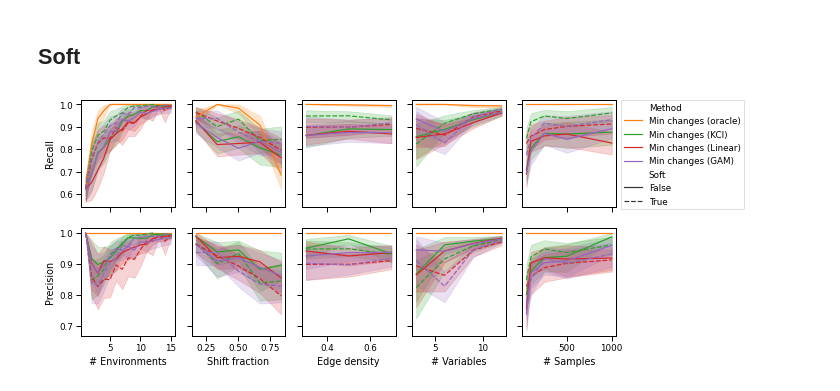
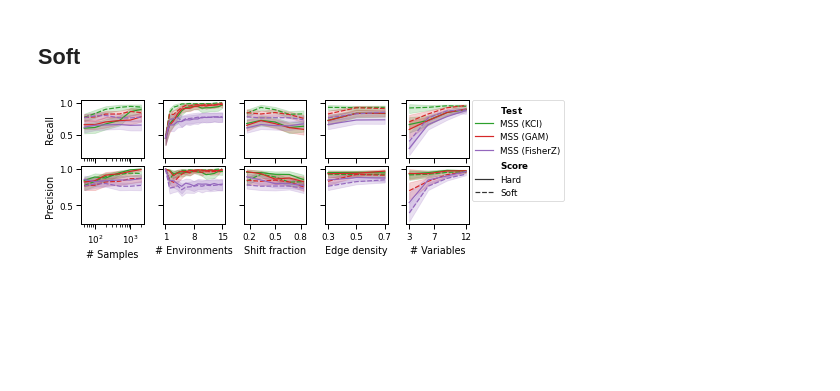
Before and after one commit to rflperry/sparse_shift, a Jupyter notebook: experiments/main_simulations/plot_empirical_power.ipynb, the cells around one changed output. Saved outputs shown, nothing was run; the diff lists cells and outputs as text; code cells hidden in the pictures; blank space fills up the shorter version.

Commit message:
updated paper plots

```diff
--- a/experiments/main_simulations/plot_empirical_power.ipynb
+++ b/experiments/main_simulations/plot_empirical_power.ipynb
@@ -42,17 +65,32 @@ df['Fraction of shifting mechanisms'] = df['sparsity'] / df['n_variables']
 # )
 
 x_var_rename_dict = {
+    'sample_size': '# Samples',
     'Number of environments': '# Environments',
     'Fraction of shifting mechanisms': 'Shift fraction',
     'dag_density': 'Edge density',
     'n_variables': '# Variables',
-    'sample_size': '# Samples',
 }
 
 plot_df = df.rename(
         x_var_rename_dict, axis=1
+    ).rename(
+        {'Method': r'$\bf{Test}$', 'Soft': r'$\bf{Score}$'}, axis=1
     ).replace(
-        {'er': 'Erdos-Renyi', 'ba': 'Hub', 'PC (pool all)': 'Full PC (oracle)'}
+        {
+            'er': 'Erdos-Renyi',
+            'ba': 'Hub',
+            'PC (pool all)': 'Full PC (oracle)',
+            'Full PC (KCI)': r'Pooled PC (KCI) [$\textcolor{blue}{25}$]',
+            'Min changes (oracle)': 'MSS (oracle)',
+            'Min changes (KCI)': 'MSS (KCI)',
+            'Min changes (GAM)': 'MSS (GAM)',
+            'Min changes (Linear)': 'MSS (Linear)',
+            'Min changes (FisherZ)': 'MSS (FisherZ)',
+            'MC': r'MC [$\textcolor{blue}{11}$]',
+            False: 'Hard',
+            True: 'Soft',
+        }
 )
 # %% [output]
 NA precisions:  0
@@ -132,23 +245,24 @@ plt.show()
 # %% [markdown]
 ## Soft
 # %%
-sns.set_context('paper')
+# sns.set_context('paper')
 
-grid_vars = list(x_var_rename_dict.values())
-metrics = ['Recall', 'Precision']#, 'Average precision']
+# grid_vars = list(x_var_rename_dict.values())
+# metrics = ['Recall', 'Precision']#, 'Average precision']
 
-n_settings = [1, 5, 3, 4, 5]
+# n_settings = [5, 3, 4, 6, 1]
 
-indices = [
-    (a, b) for a, b in zip(np.cumsum([0] + n_settings)[:-1], np.cumsum(n_settings))
-]
+# indices = [
+#     (a, b) for a, b in zip(np.cumsum([0] + n_settings)[:-1], np.cumsum(n_settings))
+# ]
+# indices = indices[-1:] + indices[:-1]
 
 # for graph_model in plot_df['dag_simulator'].unique():
 fig, axes = plt.subplots(
     len(metrics),
     len(grid_vars),
     sharey='row', sharex='col',
-    figsize=(2*len(grid_vars), 4)
+    figsize=(1.5*len(grid_vars), 2.5)
 )
 
 for row, metric in zip(axes, metrics):
@@ -158,9 +272,9 @@ for row, metric in zip(axes, metrics):
                 (plot_df['params_index'] >= lb)
                 & (plot_df['params_index'] < ub)
                 # & (plot_df['dag_simulator'] == graph_model)
-                & (~plot_df['Method'].isin(['Full PC (oracle)', 'Min changes (Linear)', 'Min changes (FisherZ)']))
+                & (plot_df[r'$\bf{Test}$'].isin(['MSS (KCI)', 'MSS (GAM)', 'MSS (FisherZ)']))#, 'MC']))
                 # & (plot_df['Soft'] == False)
-            ]
+        ]
 
         if g_var != '# Environments':
             plot_df_ax = plot_df_ax[
@@ -172,36 +286,58 @@ for row, metric in zip(axes, metrics):
             data=plot_df_ax,
             x=g_var,
             y=metric,
-            hue='Method',
-            style='Soft',
+            hue=r'$\bf{Test}$',
+            style=r'$\bf{Score}$',
             ax=ax,
             palette=[
                 sns.color_palette("tab10")[i]
-                for i in [1, 2, 3, 4]
+                for i in [2, 3, 4]
             ],
             # markers=['d', 'P', 's'],
             # palette='Set1',
             legend='full',
             # alpha=1,
+            style_order=['Hard', 'Soft'],
         )
+
+        xmin = plot_df_ax[g_var].min()
+        xmax = plot_df_ax[g_var].max()
+        if xmax > 1:
+            ax.set_xticks([
+                xmin,
+                int(xmin + (xmax - xmin) / 2),
+                # int(xmin + 2 * (xmax - xmin) / 3),
+                xmax,
+            ])
+        else:
+            ax.set_xticks([
+                np.round(xmin, 1),
+                np.round(xmin + (xmax - xmin) / 2 , 1),
+                # np.round(xmin + 2 * (xmax - xmin) / 3 , 1),
+                np.round(xmax, 1),
+            ])
 
         # ax.axvline(0.05, ls=':', c='grey')
         # ax.set_title('')
         # ax.legend(loc='upper right')
+
 leg_idx = 4
 # plt.legend(bbox_to_anchor=(1.05, 1), loc=2, borderaxespad=0.)
 axes = np.concatenate(axes)
 for i in range(len(axes)):
+    if i == 0:
+        axes[i].set_xscale('log')
     if i == leg_idx:
         axes[i].legend(bbox_to_anchor=(1.05, 1), loc=2, borderaxespad=0.)
     else:
         axes[i].get_legend().remove()
 
 # plt.ylim([0, 1.03])
 
 # plt.suptitle(f'DAG model: {graph_model}', fontsize=14, y=0.96, x=0.45)
 plt.tight_layout()
-plt.savefig(f'./figures/empirical_select_rates_er_soft.pdf')
+plt.subplots_adjust(hspace=0.15)
+plt.savefig(f'./figures/empirical_select_rates_er_ours.pdf')
 plt.show()
 # %% [output]
-[figure, old version]
+[figure, new version]
```
Also changed, not shown: parts of 3 cells of this notebook, 13 other files.
